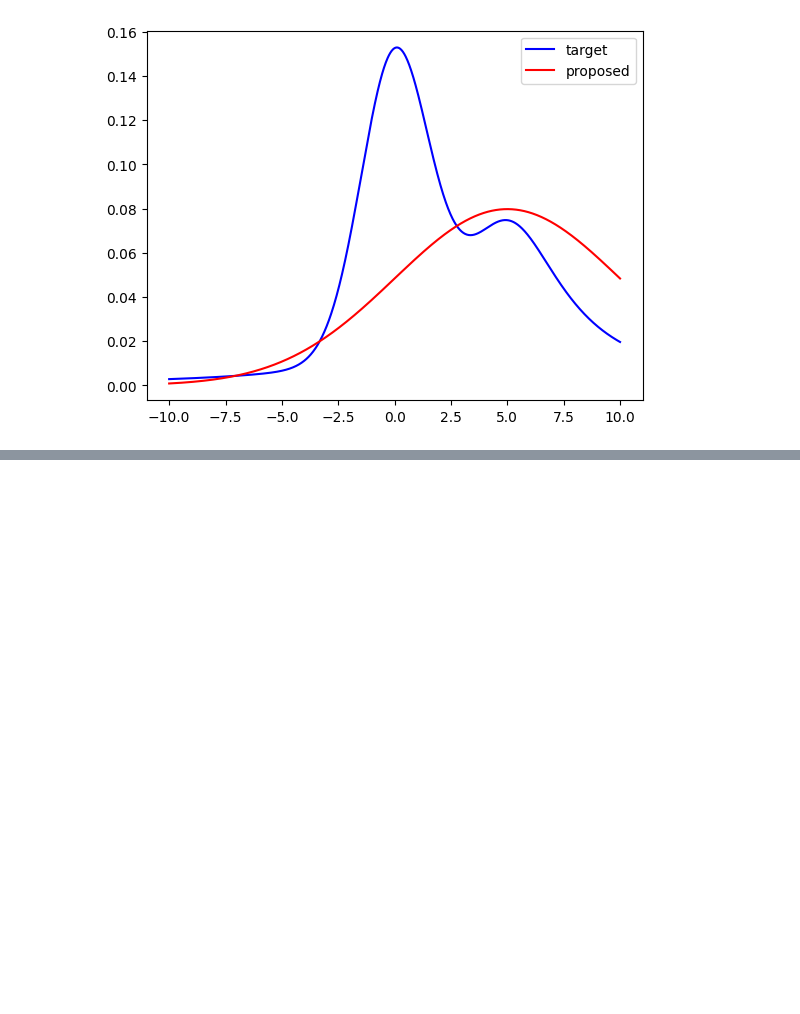
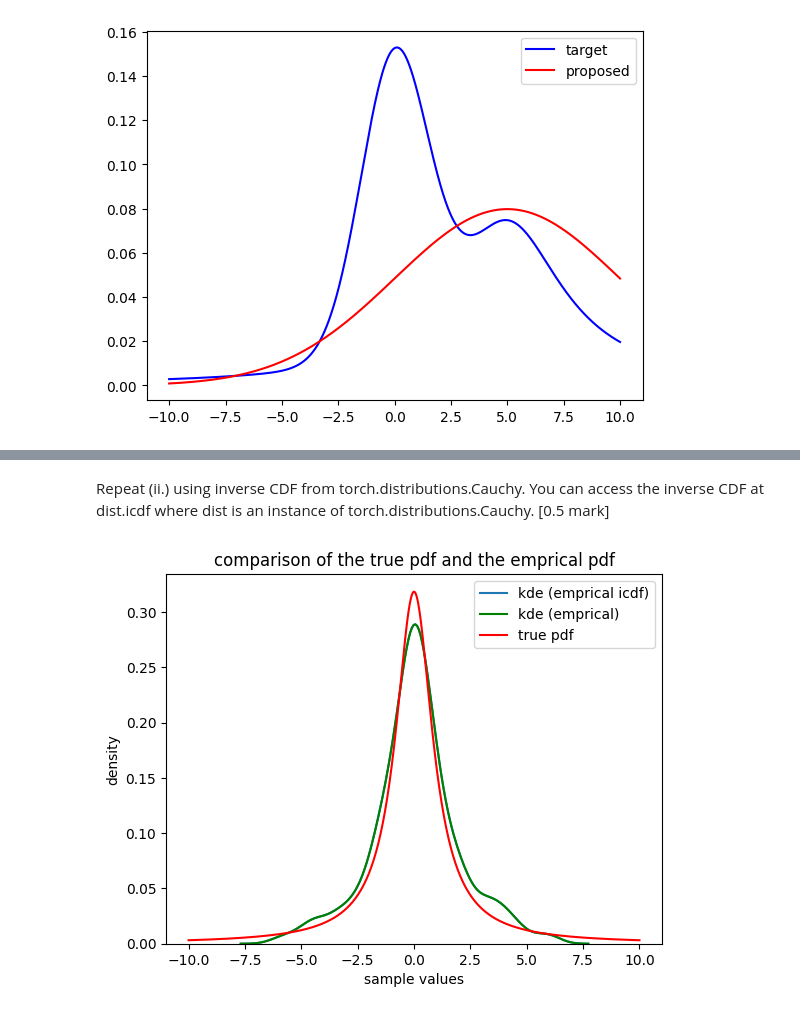
Before and after one commit to rishabh-mondal/Probabilistic-machine-learning, a Jupyter notebook: aasisgnment3.ipynb, the cells around one changed output, grey strips where cells are left out. Cells and saved outputs as stored; diff of their text form; code cells hidden in the pictures; blank space fills up the shorter version.

```diff
--- a/aasisgnment3.ipynb
+++ b/aasisgnment3.ipynb
@@ -82,0 +200,13 @@ def plot_N_samples(N=100,seed=0;plot_kde=False):
+# %% [markdown]
+Repeat (ii.) using inverse CDF from torch.distributions.Cauchy. You can access the inverse CDF at dist.icdf where dist is an instance of torch.distributions.Cauchy. [0.5 mark]
+# %%
+samples = dist.icdf(u)
+sns.kdeplot(samples,label='kde (emprical icdf)')
+sns.kdeplot(cauchy_samples,label='kde (emprical)',color='green')
+plt.plot(x,pdf,label='true pdf',color='red')
+plt.legend()
+plt.xlabel('sample values')
+plt.ylabel('density')
+plt.title('comparison of the true pdf and the emprical pdf');
+# %% [output]
+[figure, added]
```
Also changed, not shown: parts of 25 cells of this notebook.
